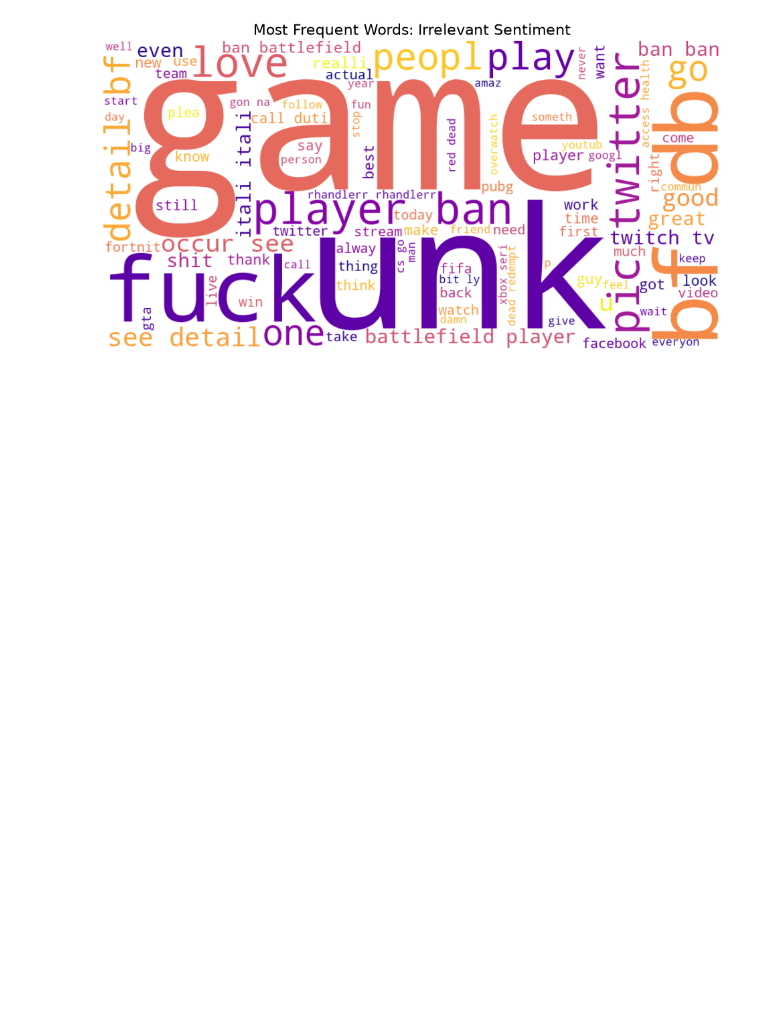
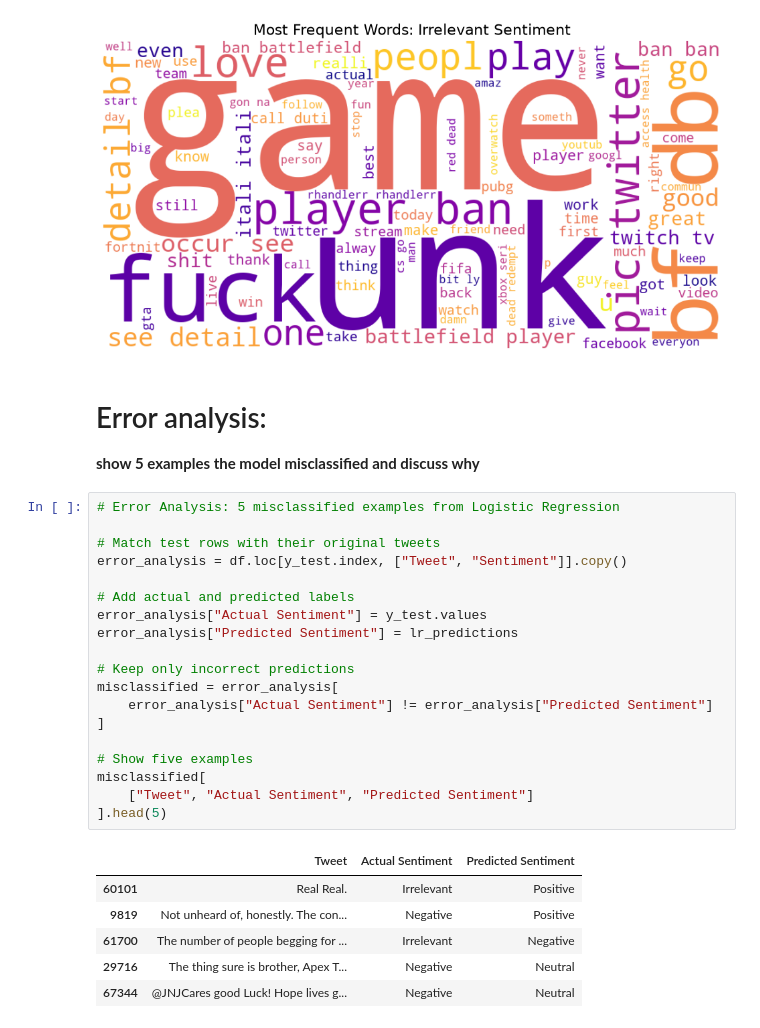
Before and after one commit to harshaslekar5968-crypto/OIBSIP, a Jupyter notebook: Data-Analytics-L1-Sentiment-Analysis/Twitter_Sentiment_Analysis.ipynb, the cells around one changed output. Saved outputs shown, nothing was run; the diff lists cells and outputs as text; blank space fills up the shorter version.

Commit message:
Add model error analysis

```diff
--- a/Data-Analytics-L1-Sentiment-Analysis/Twitter_Sentiment_Analysis.ipynb
+++ b/Data-Analytics-L1-Sentiment-Analysis/Twitter_Sentiment_Analysis.ipynb
@@ -351,3 +351,32 @@ for sentiment in df["Sentiment"].dropna().unique():
 [figure]
 [figure]
 [figure]
+# %% [markdown]
+# Error analysis:
+**show 5 examples the model misclassified and discuss why**
+# %%
+# Error Analysis: 5 misclassified examples from Logistic Regression
+
+# Match test rows with their original tweets
+error_analysis = df.loc[y_test.index, ["Tweet", "Sentiment"]].copy()
+
+# Add actual and predicted labels
+error_analysis["Actual Sentiment"] = y_test.values
+error_analysis["Predicted Sentiment"] = lr_predictions
+
+# Keep only incorrect predictions
+misclassified = error_analysis[
+    error_analysis["Actual Sentiment"] != error_analysis["Predicted Sentiment"]
+]
+
+# Show five examples
+misclassified[
+    ["Tweet", "Actual Sentiment", "Predicted Sentiment"]
+].head(5)
+# %% [output]
+|  | Tweet | Actual Sentiment | Predicted Sentiment |
+| 60101 | Real Real. | Irrelevant | Positive |
+| 9819 | Not unheard of, honestly. The con... | Negative | Positive |
+| 61700 | The number of people begging for ... | Irrelevant | Negative |
+| 29716 | The thing sure is brother, Apex T... | Negative | Neutral |
+| 67344 | @JNJCares good Luck! Hope lives g... | Negative | Neutral |
```
Also changed, not shown: parts of 1 cell of this notebook.
